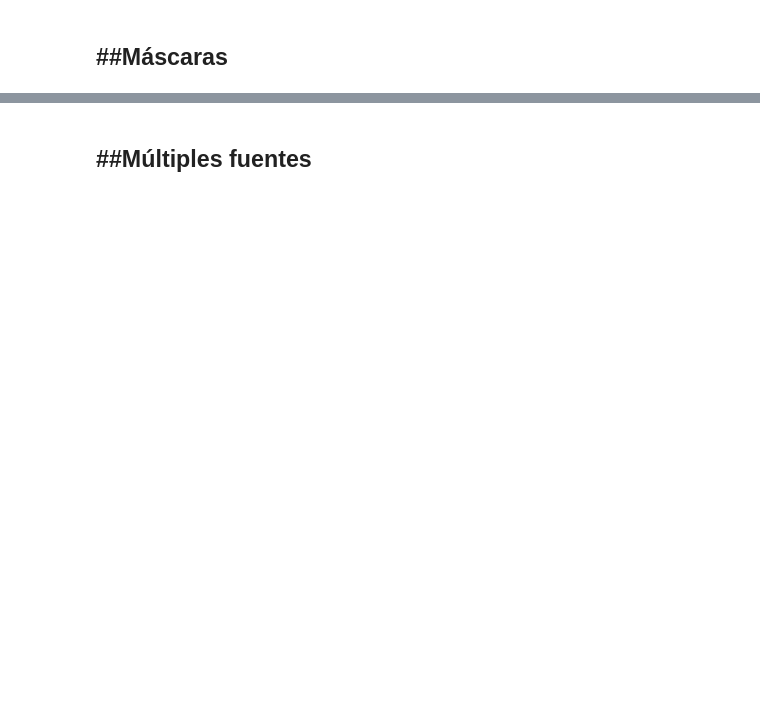
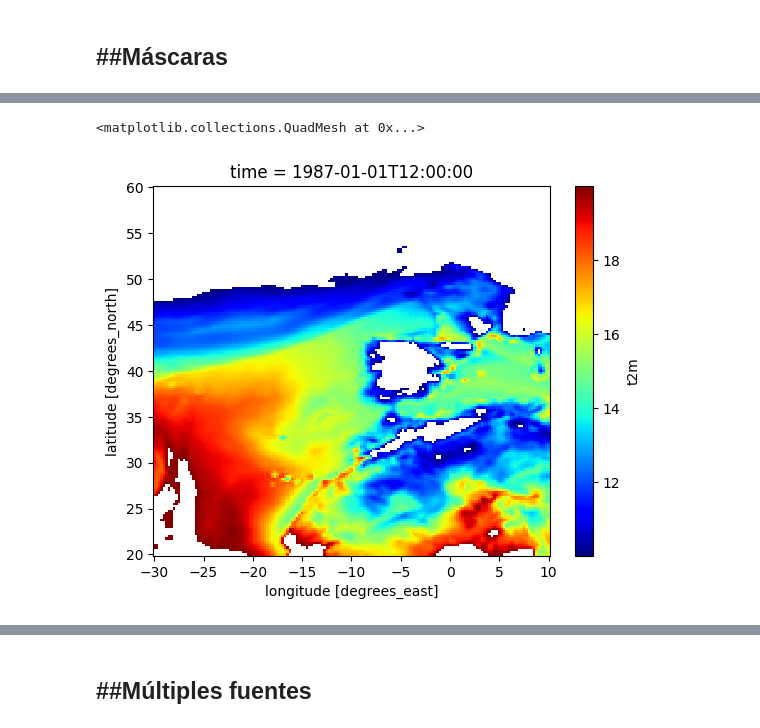
Before and after one commit to waveology/kitchen, a Jupyter notebook: introducción_a_netcdf_y_xarray.ipynb, the cells around one changed output, grey strips where cells are left out. Cells and saved outputs as stored; diff of their text form; code cells hidden in the pictures; blank space fills up the shorter version.

```diff
--- a/introducción_a_netcdf_y_xarray.ipynb
+++ b/introducción_a_netcdf_y_xarray.ipynb
@@ -780,0 +443,13 @@ t2m.groupby('time.month').mean(dim='time').plot(col='month',col_wrap=4,cmap='jet
+# %%
+# Creamos un DataArray con datos del primer
+# valor de tiempo
+# -----------------------------------------
+z = t2m.isel(time=0)
+
+# Encadenamos máscaras que retienen solamente
+# los valores de temperatura en el intervalo (10,20)
+# ---------------------------------------------------
+z.where(z>10).where(z<20).plot(cmap='jet')
+# %% [output]
+<matplotlib.collections.QuadMesh at 0x...>
+[figure, added]
```
Also changed, not shown: parts of 66 cells of this notebook.
